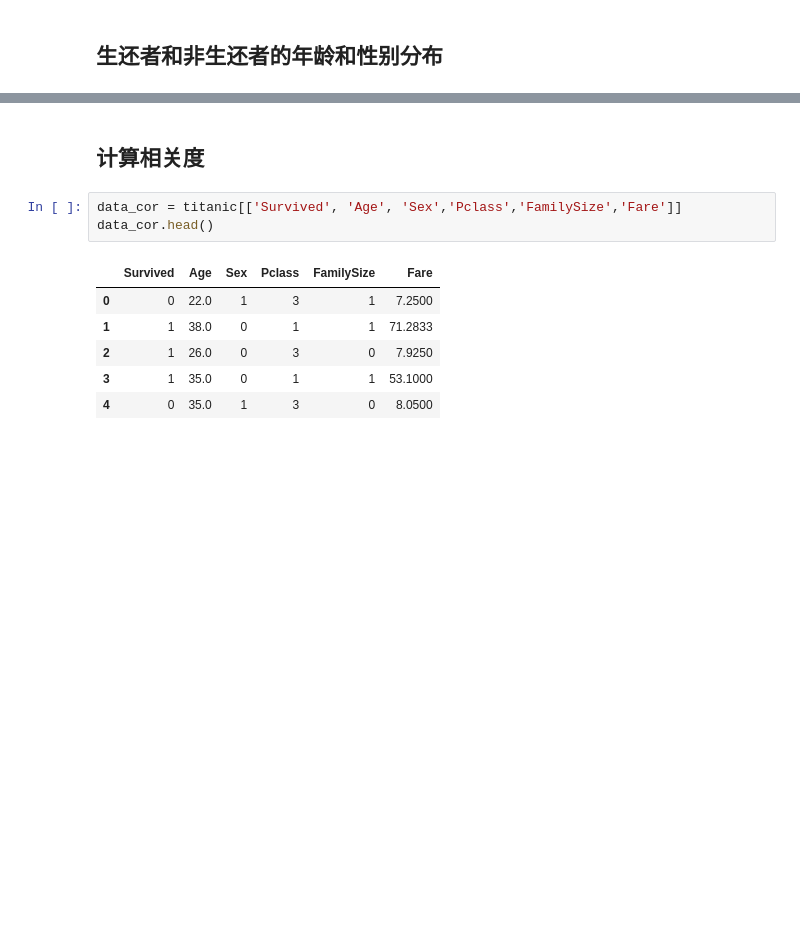
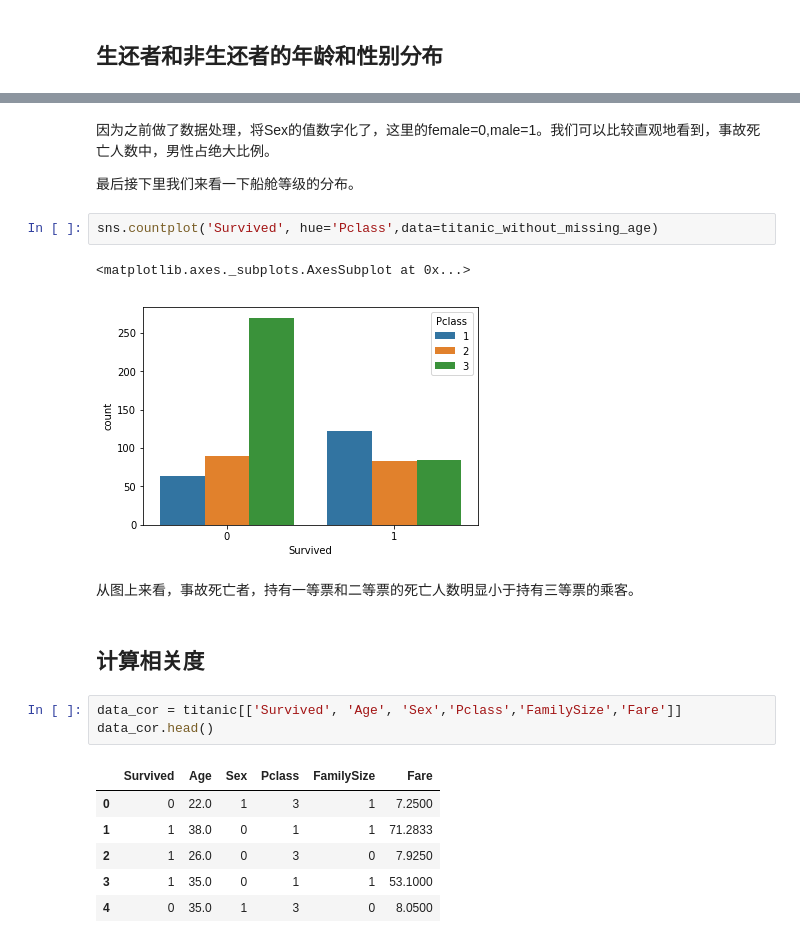
Before and after one commit to NaughtyFlame/Ud_ML, a Jupyter notebook: titanic/titanic_report.ipynb, the cells around one changed output, grey strips where cells are left out. Cells and saved outputs as stored; diff of their text form; blank space fills up the shorter version.

```diff
--- a/titanic/titanic_report.ipynb
+++ b/titanic/titanic_report.ipynb
@@ -131,3 +155,14 @@ not survived: 549
+# %% [markdown]
+因为之前做了数据处理，将Sex的值数字化了，这里的female=0,male=1。我们可以比较直观地看到，事故死亡人数中，男性占绝大比例。
+
+最后接下里我们来看一下船舱等级的分布。
+# %%
+sns.countplot('Survived', hue='Pclass',data=titanic_without_missing_age)
+# %% [output]
+<matplotlib.axes._subplots.AxesSubplot at 0x...>
+[figure, added]
+# %% [markdown]
+从图上来看，事故死亡者，持有一等票和二等票的死亡人数明显小于持有三等票的乘客。
 # %% [markdown]
 ## 计算相关度
 # %%
```
Also changed, not shown: parts of 8 cells of this notebook.
